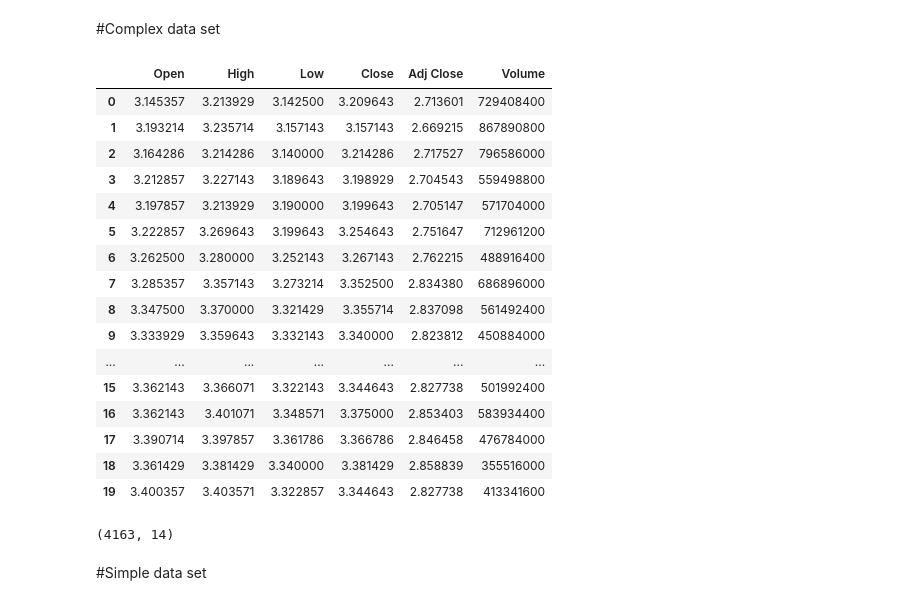
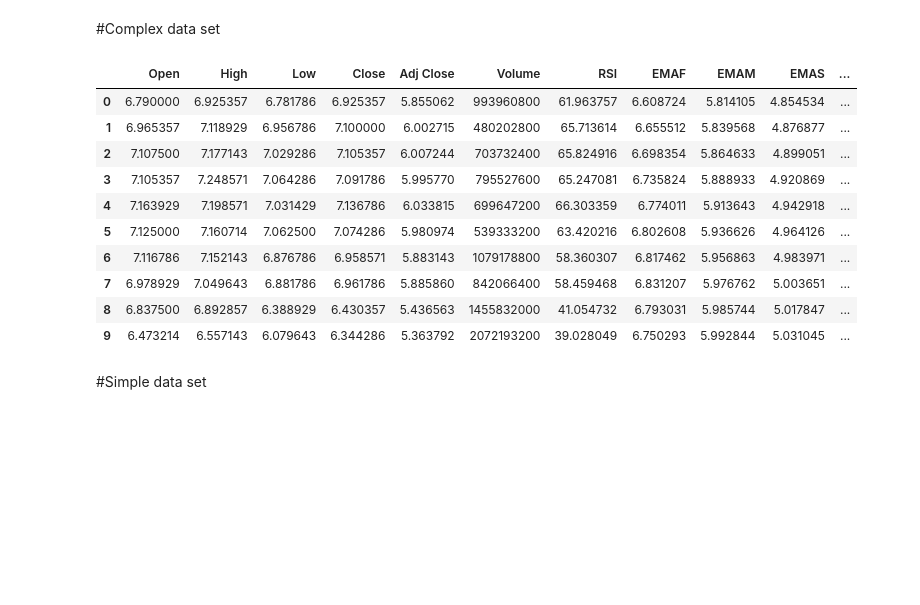
Before and after one commit to muditstja/Deep-learning, a Jupyter notebook: CNN_LSTM_stock_price_prediction.ipynb, the cells around one changed output. Drawn from its saved outputs; the diff is of its cells as text; code cells hidden in the pictures; blank space fills up the shorter version.

```diff
--- a/CNN_LSTM_stock_price_prediction.ipynb
+++ b/CNN_LSTM_stock_price_prediction.ipynb
@@ -52,38 +52,25 @@ data.dropna(inplace=True)
 data.reset_index(inplace = True)
 data.drop(['Date'], axis=1, inplace=True)
 # %%
-data.dropna(inplace=True)
-data.reset_index(inplace = True)
-data.drop(['Date'], axis=1, inplace=True)
-data_set = data.iloc[:, 0:7]#.values
+data_set = data.iloc[:, 0:14]#.values
 pd.set_option('display.max_columns', None)
 
-data_set.head(20)
+data_set.head(10)
 #print(data_set.shape)
 #print(data.shape)
 #print(type(data_set))
 # %% [output]
-|  | Open | High | Low | Close | Adj Close | Volume |
-| 0 | 3.145357 | 3.213929 | 3.142500 | 3.209643 | 2.713601 | 729408400 |
-| 1 | 3.193214 | 3.235714 | 3.157143 | 3.157143 | 2.669215 | 867890800 |
-| 2 | 3.164286 | 3.214286 | 3.140000 | 3.214286 | 2.717527 | 796586000 |
-| 3 | 3.212857 | 3.227143 | 3.189643 | 3.198929 | 2.704543 | 559498800 |
-| 4 | 3.197857 | 3.213929 | 3.190000 | 3.199643 | 2.705147 | 571704000 |
-| 5 | 3.222857 | 3.269643 | 3.199643 | 3.254643 | 2.751647 | 712961200 |
-| 6 | 3.262500 | 3.280000 | 3.252143 | 3.267143 | 2.762215 | 488916400 |
-| 7 | 3.285357 | 3.357143 | 3.273214 | 3.352500 | 2.834380 | 686896000 |
-| 8 | 3.347500 | 3.370000 | 3.321429 | 3.355714 | 2.837098 | 561492400 |
-| 9 | 3.333929 | 3.359643 | 3.332143 | 3.340000 | 2.823812 | 450884000 |
-| ... | ... | ... | ... | ... | ... | ... |
-| 15 | 3.362143 | 3.366071 | 3.322143 | 3.344643 | 2.827738 | 501992400 |
-| 16 | 3.362143 | 3.401071 | 3.348571 | 3.375000 | 2.853403 | 583934400 |
-| 17 | 3.390714 | 3.397857 | 3.361786 | 3.366786 | 2.846458 | 476784000 |
-| 18 | 3.361429 | 3.381429 | 3.340000 | 3.381429 | 2.858839 | 355516000 |
-| 19 | 3.400357 | 3.403571 | 3.322857 | 3.344643 | 2.827738 | 413341600 |
+|  | Open | High | Low | Close | Adj Close | Volume | RSI | EMAF | EMAM | EMAS | ... |
+| 0 | 6.790000 | 6.925357 | 6.781786 | 6.925357 | 5.855062 | 993960800 | 61.963757 | 6.608724 | 5.814105 | 4.854534 | ... |
+| 1 | 6.965357 | 7.118929 | 6.956786 | 7.100000 | 6.002715 | 480202800 | 65.713614 | 6.655512 | 5.839568 | 4.876877 | ... |
+| 2 | 7.107500 | 7.177143 | 7.029286 | 7.105357 | 6.007244 | 703732400 | 65.824916 | 6.698354 | 5.864633 | 4.899051 | ... |
+| 3 | 7.105357 | 7.248571 | 7.064286 | 7.091786 | 5.995770 | 795527600 | 65.247081 | 6.735824 | 5.888933 | 4.920869 | ... |
+| 4 | 7.163929 | 7.198571 | 7.031429 | 7.136786 | 6.033815 | 699647200 | 66.303359 | 6.774011 | 5.913643 | 4.942918 | ... |
+| 5 | 7.125000 | 7.160714 | 7.062500 | 7.074286 | 5.980974 | 539333200 | 63.420216 | 6.802608 | 5.936626 | 4.964126 | ... |
+| 6 | 7.116786 | 7.152143 | 6.876786 | 6.958571 | 5.883143 | 1079178800 | 58.360307 | 6.817462 | 5.956863 | 4.983971 | ... |
+| 7 | 6.978929 | 7.049643 | 6.881786 | 6.961786 | 5.885860 | 842066400 | 58.459468 | 6.831207 | 5.976762 | 5.003651 | ... |
+| 8 | 6.837500 | 6.892857 | 6.388929 | 6.430357 | 5.436563 | 1455832000 | 41.054732 | 6.793031 | 5.985744 | 5.017847 | ... |
+| 9 | 6.473214 | 6.557143 | 6.079643 | 6.344286 | 5.363792 | 2072193200 | 39.028049 | 6.750293 | 5.992844 | 5.031045 | ... |
-# %%
-data_set_scaled.shape
-# %% [output]
-(4163, 14)
 # %% [markdown]
 #Simple data set
 # %%
```
Also changed, not shown: parts of 34 cells of this notebook.
